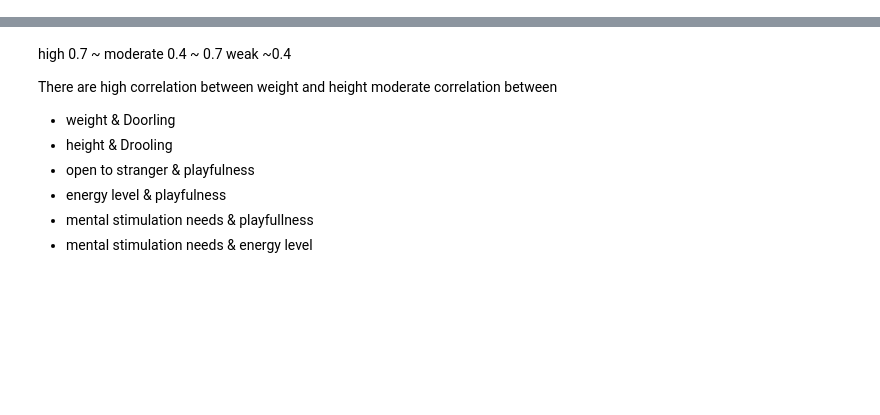
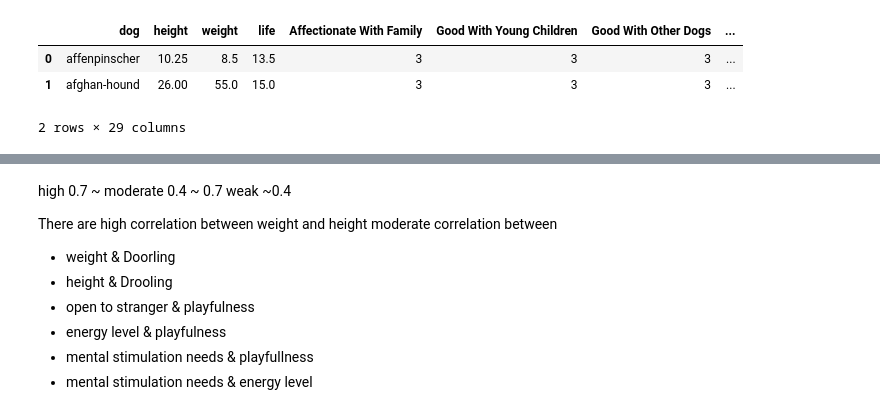
Before and after one commit to gihonglee/Dog_Breed_Recommendation, a Jupyter notebook: 6_dog_eda.ipynb, the cells around one changed output, grey strips where cells are left out. Cells and saved outputs as stored; diff of their text form; code cells hidden in the pictures; blank space fills up the shorter version.

```diff
--- a/6_dog_eda.ipynb
+++ b/6_dog_eda.ipynb
@@ -20,7 +20,13 @@ import datetime
 import copy
 # %%
 df = pd.read_csv("dog_data_clean.csv", index_col= [0])
+df = df.reset_index(drop=True)
 df.head(2)
+# %% [output]
+|  | dog | height | weight | life | Affectionate With Family | Good With Young Children | Good With Other Dogs | ... |
+| 0 | affenpinscher | 10.25 | 8.5 | 13.5 | 3 | 3 | 3 | ... |
+| 1 | afghan-hound | 26.00 | 55.0 | 15.0 | 3 | 3 | 3 | ... |
+2 rows × 29 columns
 # %%
 df = df.drop('temp', axis = 1)
 # %%
```
Also changed, not shown: parts of 7 cells of this notebook, 1 other file.
